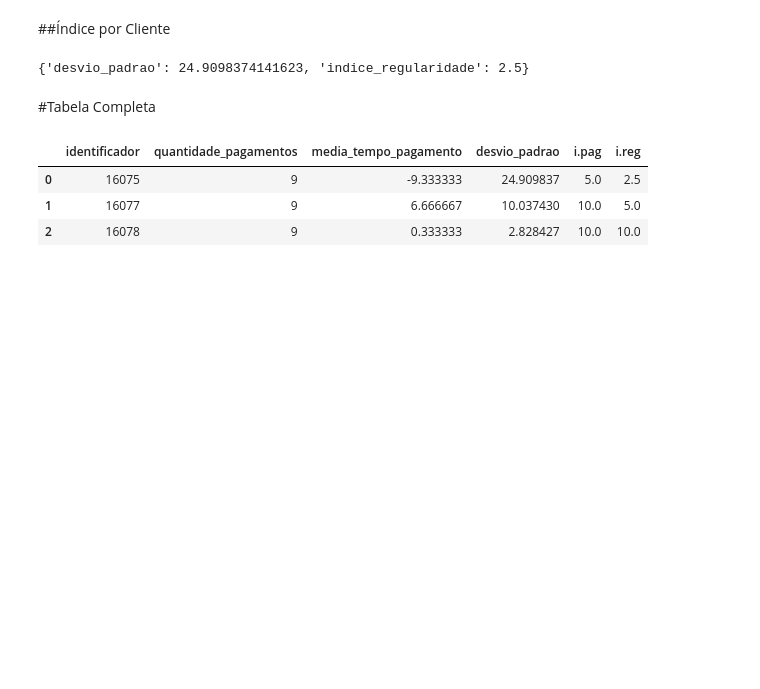
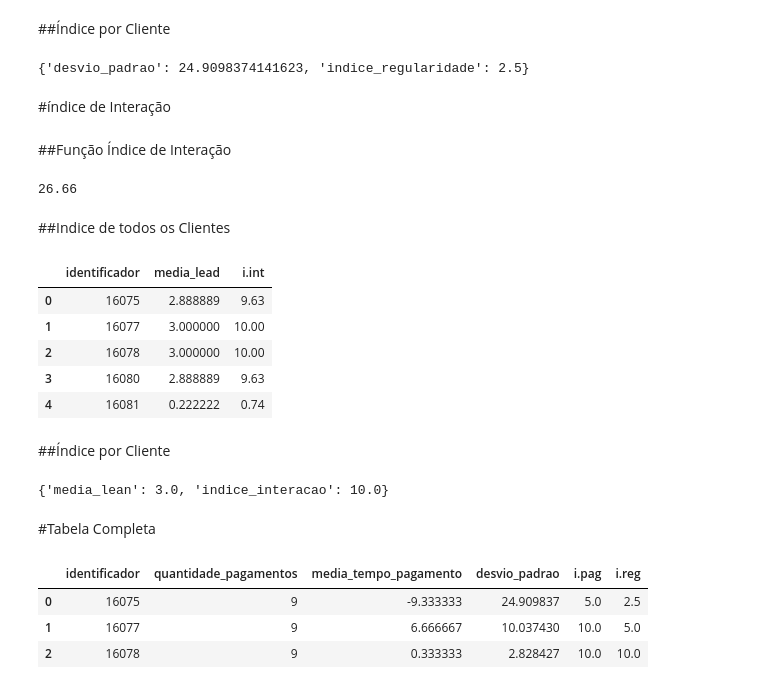
Before and after one commit to GustavoFelips/DadosPagueBem, a Jupyter notebook: Indices_PagueBem.ipynb, the cells around one changed output. Cells and saved outputs as stored; diff of their text form; code cells hidden in the pictures; blank space fills up the shorter version.

Commit message:
Criação do índice de Interação

```diff
--- a/Indices_PagueBem.ipynb
+++ b/Indices_PagueBem.ipynb
@@ -153,6 +153,64 @@ def indice_regularidade_por_cliente(cliente_id):
 indice_regularidade_por_cliente(16075)
 # %% [output]
 {'desvio_padrao': 24.9098374141623, 'indice_regularidade': 2.5}
+# %% [markdown]
+#índice de Interação
+# %% [markdown]
+##Função Índice de Interação
+# %%
+#Função para calcular o índice de Iteração
+
+def calcular_indice_interacao(lead):
+
+    nota = lead * 3.333
+
+    return round(nota,2)
+
+calcular_indice_interacao(8)
+# %% [output]
+26.66
+# %% [markdown]
+##Indice de todos os Clientes
+# %%
+#Retorna uma tabela com o índice de interação de cada cliente
+def tabela_indice_interacao(df):
+  if 'lead' in df.columns:
+    #Média do lead dos clientes
+    medias_lead_por_cliente = df.groupby('identificador')['lead'].mean().reset_index()
+
+    #Calcula o índice de interação
+    medias_lead_por_cliente['i.int'] = medias_lead_por_cliente['lead'].apply(calcular_indice_interacao)
+
+    #Renomeia o nome da coluna
+    medias_lead_por_cliente.rename(columns={'lead' : 'media_lead'},inplace=True)
+
+    return medias_lead_por_cliente
+
+tabela_indice_interacao(df).head()
+# %% [output]
+|  | identificador | media_lead | i.int |
+| 0 | 16075 | 2.888889 | 9.63 |
+| 1 | 16077 | 3.000000 | 10.00 |
+| 2 | 16078 | 3.000000 | 10.00 |
+| 3 | 16080 | 2.888889 | 9.63 |
+| 4 | 16081 | 0.222222 | 0.74 |
+# %% [markdown]
+##Índice por Cliente
+# %%
+def indice_regularidade_por_cliente(cliente_id):
+    # Filtrar o DataFrame original pelo cliente_id
+    df_cliente = df[df['identificador'] == cliente_id]
+
+    # Calcular a media do lead
+    media = df_cliente['lead'].mean()
+
+    # Chamar a função que calcula o índice de interação
+    return {'media_lean':media,'indice_interacao':calcular_indice_interacao(media)}
+
+# Exemplo de uso
+indice_regularidade_por_cliente(16077)
+# %% [output]
+{'media_lean': 3.0, 'indice_interacao': 10.0}
 # %% [markdown]
 #Tabela Completa
 # %%
```
